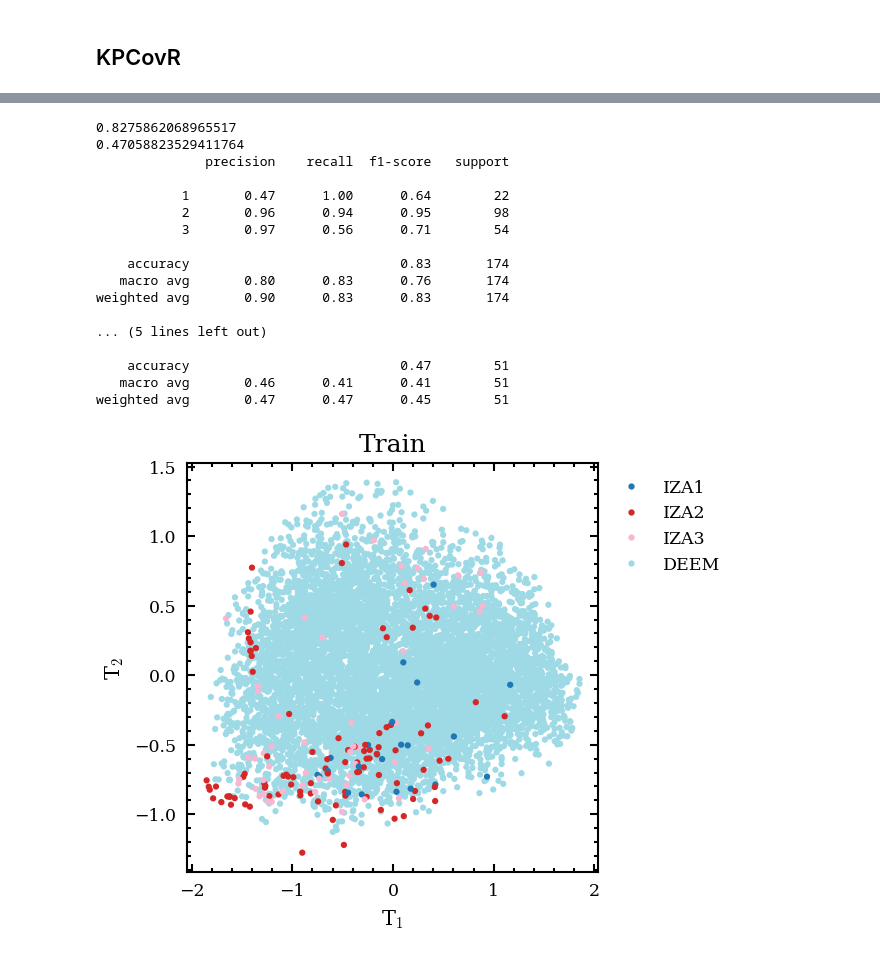
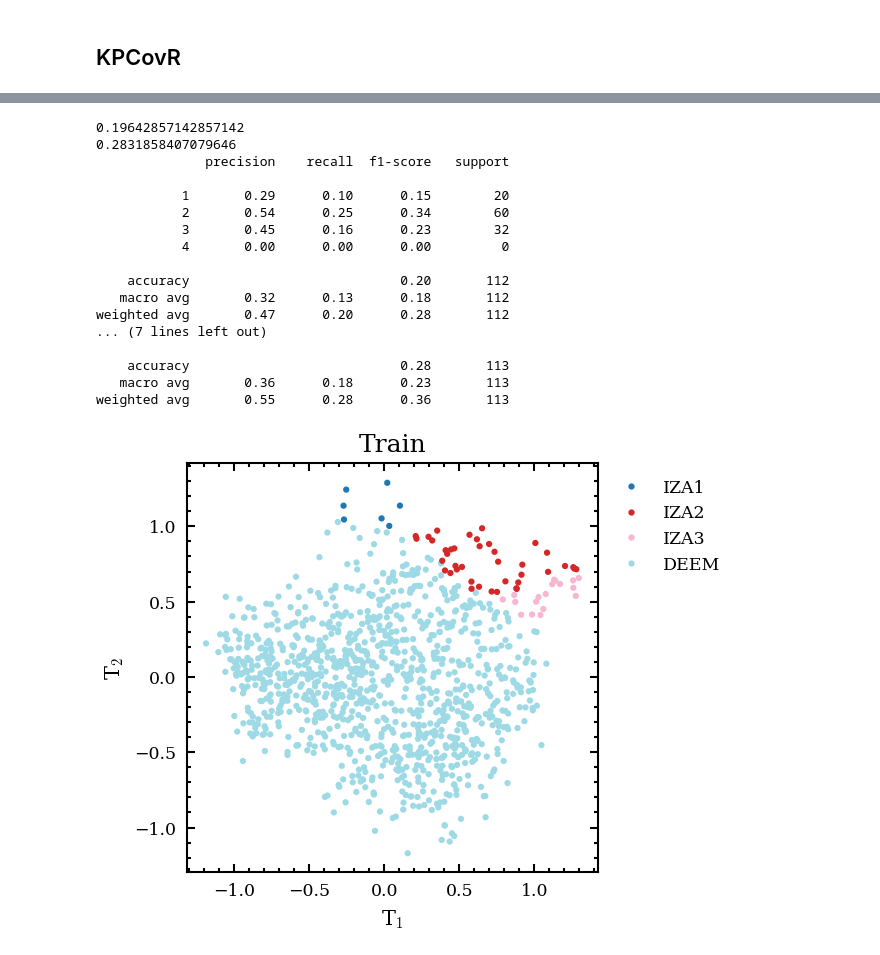
Before and after one commit to bhelfrecht/zeolites_iza-deem, a Jupyter notebook: Scripts/kpcovr-svm_test.ipynb, the cells around one changed output, grey strips where cells are left out. Saved outputs shown, nothing was run; the diff lists cells and outputs as text; code cells hidden in the pictures.

Commit message:
Update KPCovR-SVM test notebook

```diff
--- a/Scripts/kpcovr-svm_test.ipynb
+++ b/Scripts/kpcovr-svm_test.ipynb
@@ -686,32 +811,54 @@ T_test, Yp_test, _ = kpcovr.transform(K_test_centered)
+# %%
+# Rescale to raw decision function
+Yp_train = Yp_train * Y_scale + Y_mean
+Yp_test = Yp_test * Y_scale + Y_mean
 # %%
 # Similar to sklearn transformation, see multiclass._ovr_decision_function (BSD 3-Clause License)
-df_type = 'ovo'
+#df_type = 'ovr'
+use_df_sums = True
 n_classes = 4
 if df_type == 'ovo':
     vote_matrix_train = np.zeros((Y_train.shape[0], n_classes))
     vote_matrix_test = np.zeros((Y_test.shape[0], n_classes))
+    df_sum_train = np.zeros((Y_train.shape[0], n_classes))
+    df_sum_test = np.zeros((Y_test.shape[0], n_classes))
 
     # Predicted class determined by majority vote
     col_idx = 0
     for i in range(0, n_classes):
         for j in range(i + 1, n_classes):
-            col_train = Y_train[:, col_idx]
+            col_train = Yp_train[:, col_idx]
             vote_matrix_train[col_train > 0, i] += 1
             vote_matrix_train[col_train <= 0, j] += 1
 
-            col_test = Y_test[:, col_idx]
+            col_test = Yp_test[:, col_idx]
             vote_matrix_test[col_test > 0, i] += 1
             vote_matrix_test[col_test <= 0, j] += 1
 
+            # TODO: break ties with distances from hyperplane
+            # Add value of decision function
+            if use_df_sums:
+                df_sum_train[:, i] += Yp_train[:, col_idx]
+                df_sum_train[:, j] -= Yp_train[:, col_idx]
+
+                df_sum_test[:, i] += Yp_test[:, col_idx]
+                df_sum_test[:, j] -= Yp_test[:, col_idx]
+
             col_idx += 1
 
-            # TODO: break ties with distances from hyperplane
+    if use_df_sums:
+        transformed_df_sum_train = df_sum_train / (3 * (np.abs(df_sum_train) + 1))
+        transformed_df_sum_test = df_sum_test / (3 * (np.abs(df_sum_test) + 1))
 
-    class_train = np.argmax(vote_matrix_train, axis=1) + 1
-    class_test = np.argmax(vote_matrix_test, axis=1) + 1
+        vote_matrix_train += transformed_df_sum_train
+        vote_matrix_test += transformed_df_sum_test
+
+
+    class_kpcovr_train = np.argmax(vote_matrix_train, axis=1) + 1
+    class_kpcovr_test = np.argmax(vote_matrix_test, axis=1) + 1
 
 else:
 
     # Predicted class determined by largest (positive) value of the decision function
-    class_train = np.argmax(Yp_train, axis=1) + 1
-    class_test = np.argmax(Yp_test, axis=1) + 1
+    class_kpcovr_train = np.argmax(Yp_train*Y_scale+Y_mean, axis=1) + 1
+    class_kpcovr_test = np.argmax(Yp_test*Y_scale+Y_mean, axis=1) + 1
@@ -776,53 +945,55 @@ weighted avg       1.00      0.37      0.54      2250
 # %%
 # Simple classification accuracy, IZA only
 train_accuracy = \
-    np.count_nonzero(class_train[0:n_iza_train] == Y_svm_train[0:n_iza_train]) / len(Y_svm_train[0:n_iza_train])
+    np.count_nonzero(class_kpcovr_train[0:n_iza_train] == Y_svm_train[0:n_iza_train]) / len(Y_svm_train[0:n_iza_train])
 test_accuracy = \
-    np.count_nonzero(class_test[0:n_iza_test] == Y_svm_test[0:n_iza_test]) / len(Y_svm_test[0:n_iza_test])
+    np.count_nonzero(class_kpcovr_test[0:n_iza_test] == Y_svm_test[0:n_iza_test]) / len(Y_svm_test[0:n_iza_test])
 
 print(train_accuracy)
 print(test_accuracy)
-print(classification_report(Y_svm_train[0:n_iza_train], class_train[0:n_iza_train]))
-print(classification_report(Y_svm_test[0:n_iza_test], class_test[0:n_iza_test]))
+print(classification_report(Y_svm_train[0:n_iza_train], class_kpcovr_train[0:n_iza_train]))
+print(classification_report(Y_svm_test[0:n_iza_test], class_kpcovr_test[0:n_iza_test]))
 # %% [output]
-0.8275862068965517
-0.47058823529411764
+0.19642857142857142
+0.2831858407079646
               precision    recall  f1-score   support
 
-           1       0.47      1.00      0.64        22
-           2       0.96      0.94      0.95        98
-           3       0.97      0.56      0.71        54
+           1       0.29      0.10      0.15        20
+           2       0.54      0.25      0.34        60
+           3       0.45      0.16      0.23        32
+           4       0.00      0.00      0.00         0
 
-    accuracy                           0.83       174
-   macro avg       0.80      0.83      0.76       174
-weighted avg       0.90      0.83      0.83       174
+    accuracy                           0.20       112
+   macro avg       0.32      0.13      0.18       112
+weighted avg       0.47      0.20      0.28       112
+... (7 lines left out)
 
-... (5 lines left out)
-
-    accuracy                           0.47        51
-   macro avg       0.46      0.41      0.41        51
-weighted avg       0.47      0.47      0.45        51
+    accuracy                           0.28       113
+   macro avg       0.36      0.18      0.23       113
+weighted avg       0.55      0.28      0.36       113
 # %%
 plt.scatter(T_train[n_iza_train:, 0], T_train[n_iza_train:, 1],
-            c=Y_svm_train[n_iza_train:], cmap='tab20', vmin=1, vmax=4, zorder=2)
+            #c=Y_svm_train[n_iza_train:], cmap='tab20', vmin=1, vmax=4, zorder=2)
+            c=class_kpcovr_train[n_iza_train:], cmap='tab20', vmin=1, vmax=4, zorder=2)
 plt.scatter(T_train[0:n_iza_train, 0], T_train[0:n_iza_train, 1],
-            c=Y_svm_train[0:n_iza_train], cmap='tab20', vmin=1, vmax=4, zorder=3)
+            #c=Y_svm_train[0:n_iza_train], cmap='tab20', vmin=1, vmax=4, zorder=3)
+            c=class_kpcovr_train[0:n_iza_train], cmap='tab20', vmin=1, vmax=4, zorder=3)
 #plt.scatter(T_train[:, 0], T_train[:, 1], c=Y_svm_train, cmap='tab20')
 handles = [Line2D([0], [0], c=plt.get_cmap('tab20')(0.0), marker='o', linewidth=0),
            Line2D([0], [0], c=plt.get_cmap('tab20')(0.33), marker='o', linewidth=0),
            Line2D([0], [0], c=plt.get_cmap('tab20')(0.67), marker='o', linewidth=0),
            Line2D([0], [0], c=plt.get_cmap('tab20')(1.0), marker='o', linewidth=0)]
 labels = ['IZA1', 'IZA2', 'IZA3', 'DEEM']
 plt.legend(handles=handles, labels=labels, loc='upper left', bbox_to_anchor=(1.0, 1.0))
 
 plt.xlabel(r'T$_1$')
 plt.ylabel(r'T$_2$')
 plt.title('Train')
 
 plt.savefig('../Results/6.0/svm-kpcovr-test_train.png', bbox_inches='tight')
 
 plt.show()
 # %% [output]
-[figure, old version]
+[figure, new version]
 # %%
 plt.scatter(T_test[n_iza_test:, 0], T_test[n_iza_test:, 1],
```
Also changed, not shown: parts of 47 cells of this notebook.
